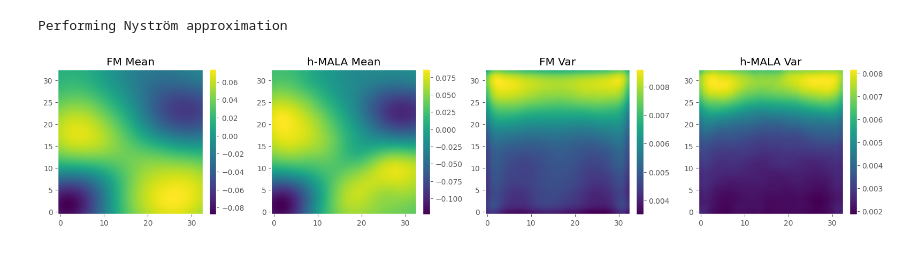
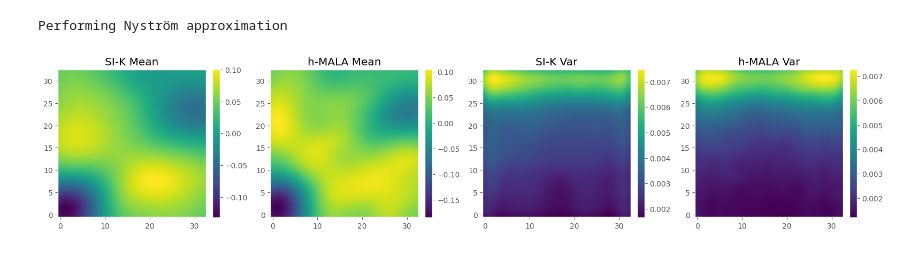
Before and after one commit to abjohnson117/TransportVsMcmcExperiments, a Jupyter notebook: poisson/poisson_test_kernel.ipynb, the cells around one changed output. Saved outputs shown, nothing was run; the diff lists cells and outputs as text; code cells hidden in the pictures.

```diff
--- a/poisson/poisson_test_kernel.ipynb
+++ b/poisson/poisson_test_kernel.ipynb
@@ -67,7 +75,7 @@ plt.grid(False)
 # %%
 nsamples = inargs["MCMC"]["nsamples"] - inargs["MCMC"]["burnin"]
 
-hmala_samps = np.load("training_dataset/chain_00/hmala_samples_grid.npy").reshape(nsamples, 33, 33)
+hmala_samps = np.load("training_dataset/chain_30/hmala_samples_grid_delta.npy").reshape(nsamples, 33, 33)
 hmala_mean = np.mean(hmala_samps, axis=0)
 hmala_var = np.var(hmala_samps, axis=0)
 # %%
@@ -79,13 +87,13 @@ plt.grid(False)
 train_dim = 50000
 nx = ny = 33
 flat_length = nx * ny
-ys = (np.load("training_dataset/solutions_grid.npy"))[:train_dim]
-us = (np.load("training_dataset/parameters.npy"))[:train_dim, :].reshape(train_dim, flat_length)
+ys = (np.load("training_dataset/solutions_grid_delta.npy"))[:train_dim]
+us = (np.load("training_dataset/parameters_delta.npy"))[:train_dim, :].reshape(train_dim, flat_length)
 
 us_ref = us.copy()
 np.random.shuffle(us_ref)
 
-us_test = (np.load("training_dataset/parameters.npy"))[train_dim:train_dim + 20000, :].reshape(20000, flat_length)
+us_test = (np.load("training_dataset/parameters_delta.npy"))[train_dim:train_dim + 20000, :].reshape(20000, flat_length)
 np.random.shuffle(us_test)
 
 ys_normalizer = UnitGaussianNormalizer(ys)
@@ -141,8 +147,10 @@ batch_size = 1000
 test_batch_size = 5000
 num_batches = 3000
 k1 = get_matern_5_2(**matern_args) # TODO: Change this to matern_1_2
-k2 = get_matern_5_2(**matern1_args)
-k3 = get_matern_5_2(**matern2_args)
+# k2 = get_matern_5_2(**matern1_args)
+# k3 = get_matern_5_2(**matern2_args)
+k2 = get_gaussianRBF(8.0)
+k3 = get_gaussianRBF(10.0)
 k4 = get_gaussianRBF(12.0)
 kernels = [k1, k2, k3, k4]
 c1 = [0.5, 0.2, 0.2, 0.1]
@@ -206,30 +214,30 @@ u_var = jnp.var(u_samples, axis=0)
 # %%
 layer_idx = 0
 fig, ax = plt.subplots(1, 4, figsize=(16, 4))
 
 im0 = ax[0].imshow(u_means, origin="lower", interpolation="bilinear")
-ax[0].set_title("FM Mean")
+ax[0].set_title("SI-K Mean")
 ax[0].grid(False)
 fig.colorbar(im0, ax=ax[0], fraction=0.046, pad=0.04)
 
 im1 = ax[1].imshow(
     hmala_mean, origin="lower", interpolation="bilinear"
 )
 ax[1].set_title("h-MALA Mean")
 ax[1].grid(False)
 fig.colorbar(im1, ax=ax[1], fraction=0.046, pad=0.04)
 
 im2 = ax[2].imshow(u_var, origin="lower", interpolation="bilinear")
-ax[2].set_title("FM Var")
+ax[2].set_title("SI-K Var")
 ax[2].grid(False)
 fig.colorbar(im2, ax=ax[2], fraction=0.046, pad=0.04)
 
 im3 = ax[3].imshow(hmala_var, origin="lower", interpolation="bilinear")
 ax[3].set_title("h-MALA Var")
 ax[3].grid(False)
 fig.colorbar(im3, ax=ax[3], fraction=0.046, pad=0.04)
 
 plt.tight_layout()
 plt.show()
 # %% [output]
-[figure, old version]
+[figure, new version]
```
Also changed, not shown: parts of 4 cells of this notebook, 1 other file.
